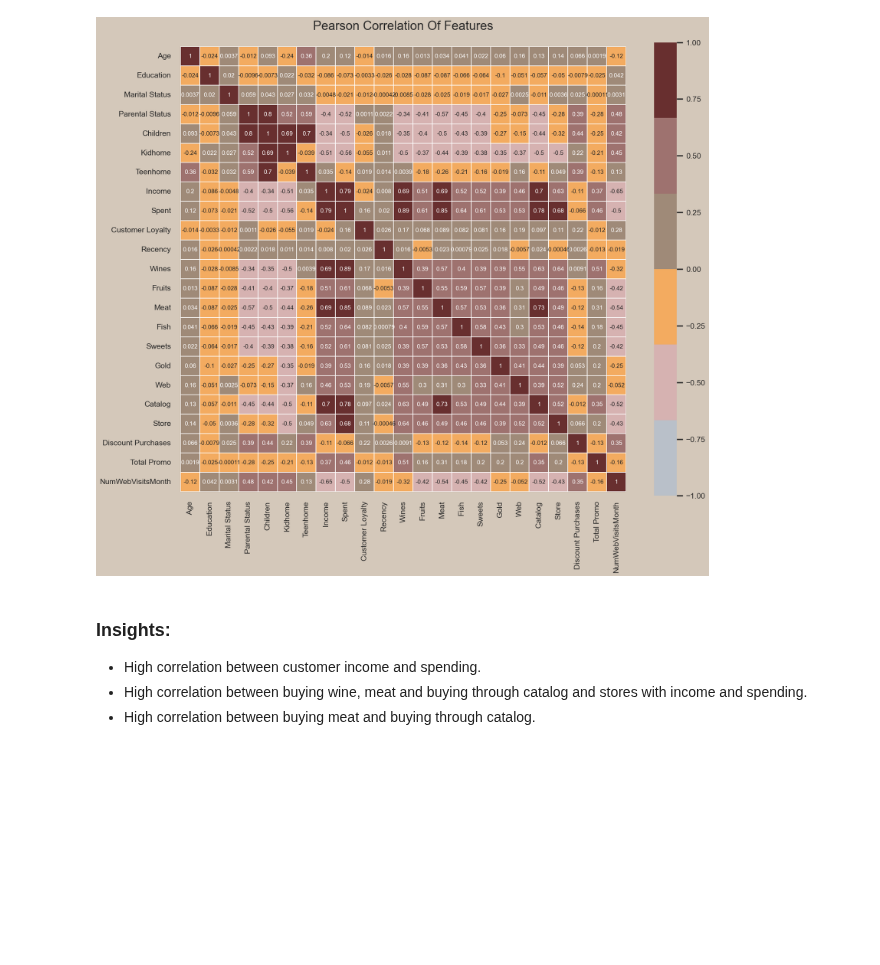
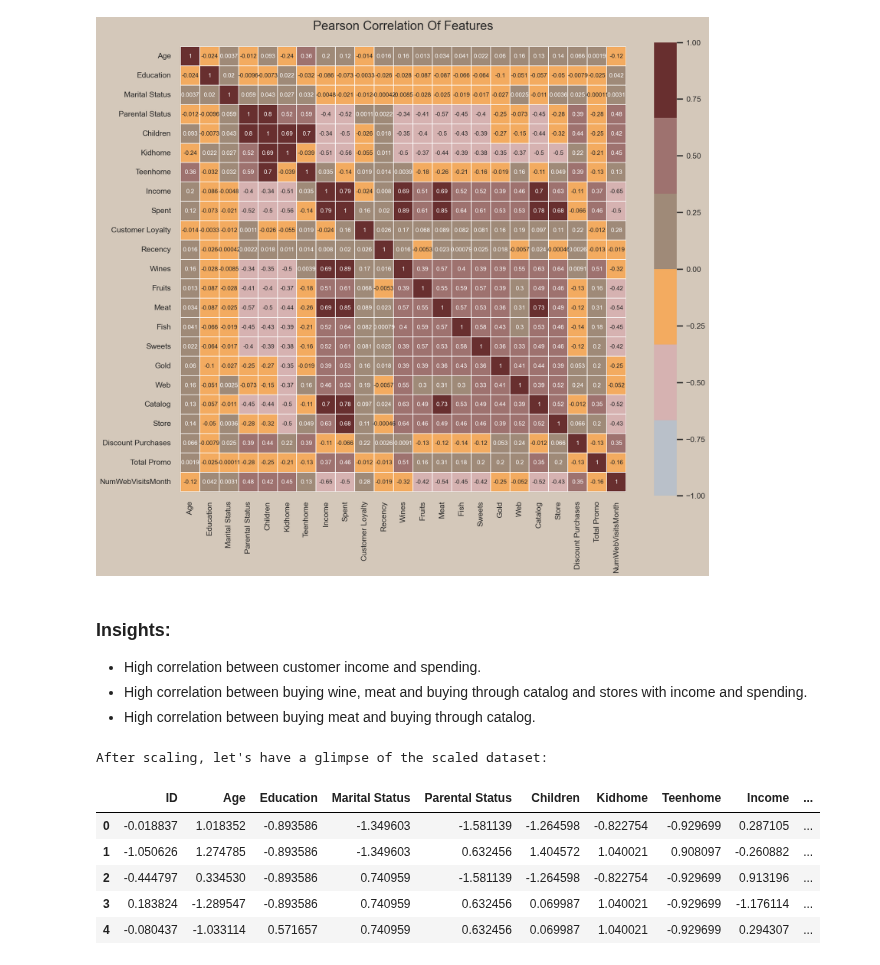
Before and after one commit to noahnoahnoahtran/EDA, a Jupyter notebook: 7_customer_personality/analysis.ipynb, the cells around one changed output. Cells and saved outputs as stored; diff of their text form; code cells hidden in the pictures; blank space fills up the shorter version.

```diff
--- a/7_customer_personality/analysis.ipynb
+++ b/7_customer_personality/analysis.ipynb
@@ -351,3 +351,20 @@ plt.show()
 - High correlation between customer income and spending.
 - High correlation between buying wine, meat and buying through catalog and stores with income and spending.
 - High correlation between buying meat and buying through catalog.
+# %%
+#Dimensionality Reduction
+
+dataC = data.copy()
+scaler = StandardScaler()
+dataC = scaler.fit_transform(dataC)
+scaled_data = pd.DataFrame(dataC, columns=data.columns)
+print("After scaling, let's have a glimpse of the scaled dataset:")
+scaled_data.head().style.set_properties(**{"background-color": "#682F2F","color":"#e9c46a","border": "1.5px solid black"})
+# %% [output]
+After scaling, let's have a glimpse of the scaled dataset:
+|  | ID | Age | Education | Marital Status | Parental Status | Children | Kidhome | Teenhome | Income | ... |
+| 0 | -0.018837 | 1.018352 | -0.893586 | -1.349603 | -1.581139 | -1.264598 | -0.822754 | -0.929699 | 0.287105 | ... |
+| 1 | -1.050626 | 1.274785 | -0.893586 | -1.349603 | 0.632456 | 1.404572 | 1.040021 | 0.908097 | -0.260882 | ... |
+| 2 | -0.444797 | 0.334530 | -0.893586 | 0.740959 | -1.581139 | -1.264598 | -0.822754 | -0.929699 | 0.913196 | ... |
+| 3 | 0.183824 | -1.289547 | -0.893586 | 0.740959 | 0.632456 | 0.069987 | 1.040021 | -0.929699 | -1.176114 | ... |
+| 4 | -0.080437 | -1.033114 | 0.571657 | 0.740959 | 0.632456 | 0.069987 | 1.040021 | -0.929699 | 0.294307 | ... |
```
Also changed, not shown: 1 other file.
